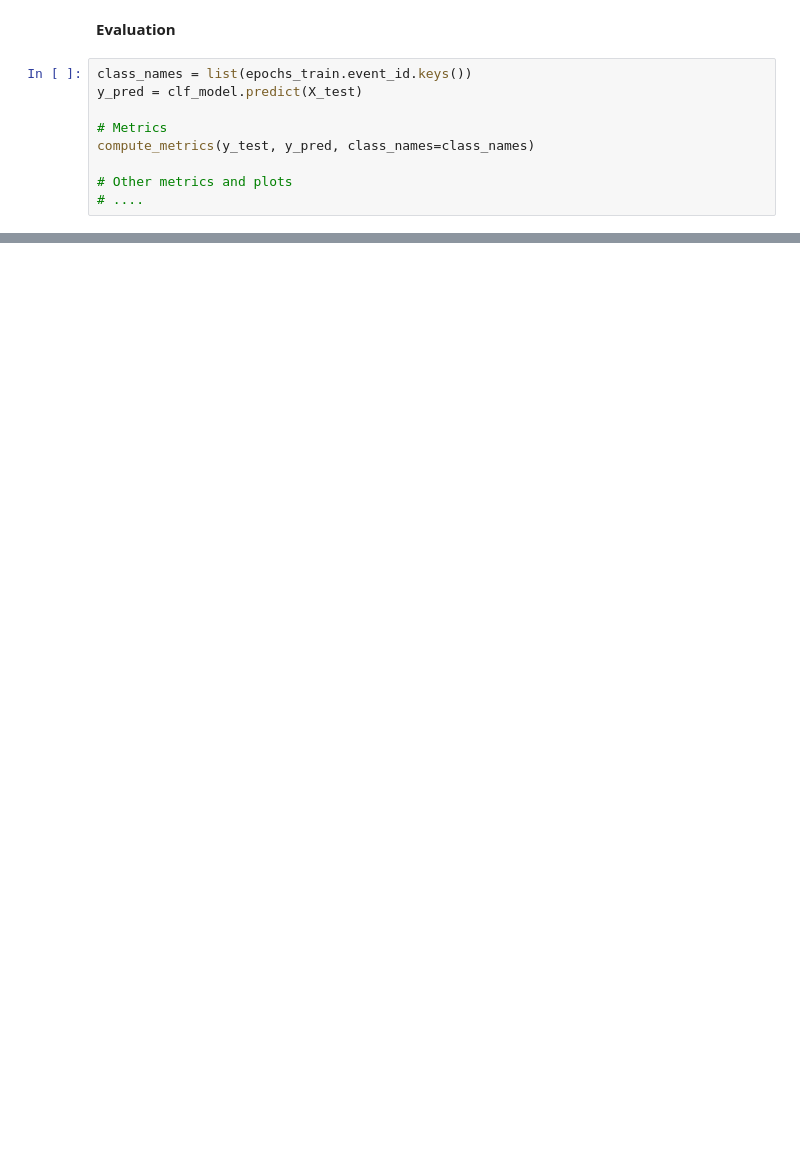
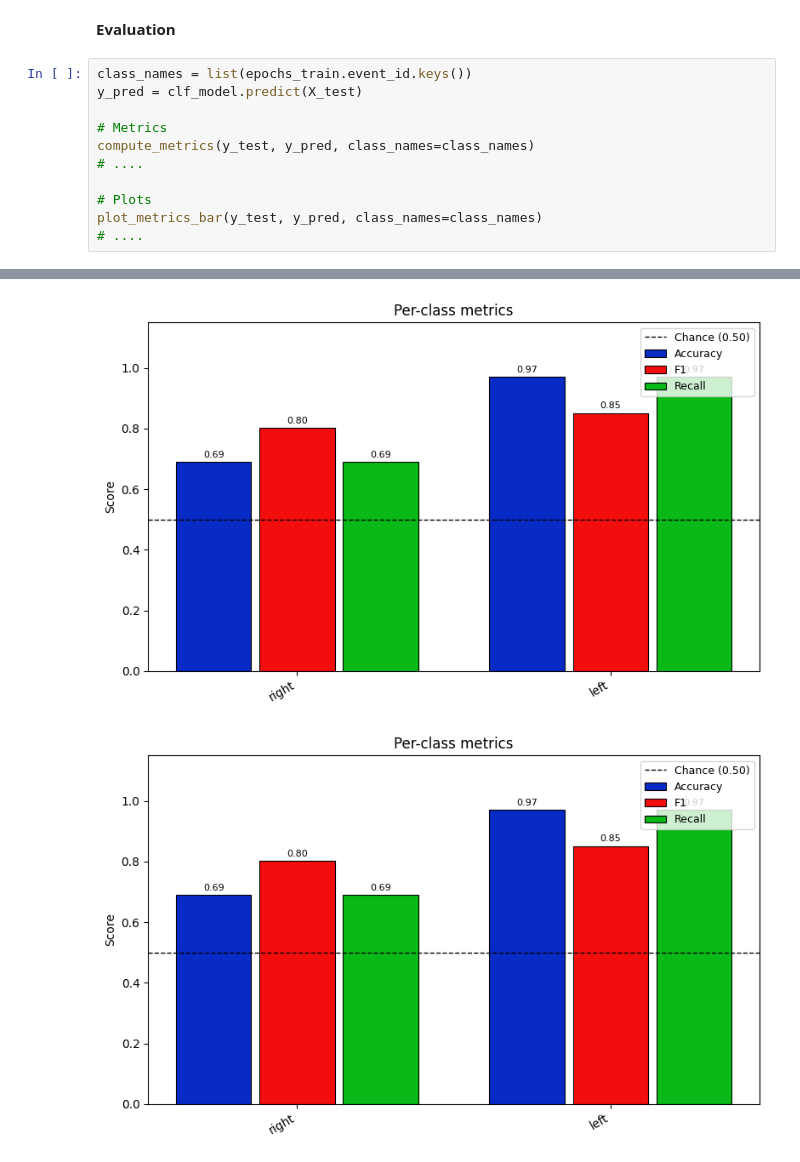
Before and after one commit to CPqD/eeg-decoding-framework, a Jupyter notebook: main.ipynb, the cells around one changed output, grey strips where cells are left out. Cells and saved outputs as stored; diff of their text form; blank space fills up the shorter version.

Commit message:
including evaluation plots

```diff
--- a/main.ipynb
+++ b/main.ipynb
@@ -137,7 +158,9 @@ y_pred = clf_model.predict(X_test)
 
 # Metrics
 compute_metrics(y_test, y_pred, class_names=class_names)
+# ....
 
-# Other metrics and plots
+# Plots
+plot_metrics_bar(y_test, y_pred, class_names=class_names)
 # ....
 # %% [output]
@@ -144,0 +168,2 @@ KeyboardInterrupt:
+[figure, added]
+[figure, added]
```
Also changed, not shown: parts of 2 cells of this notebook, 2 other files.
